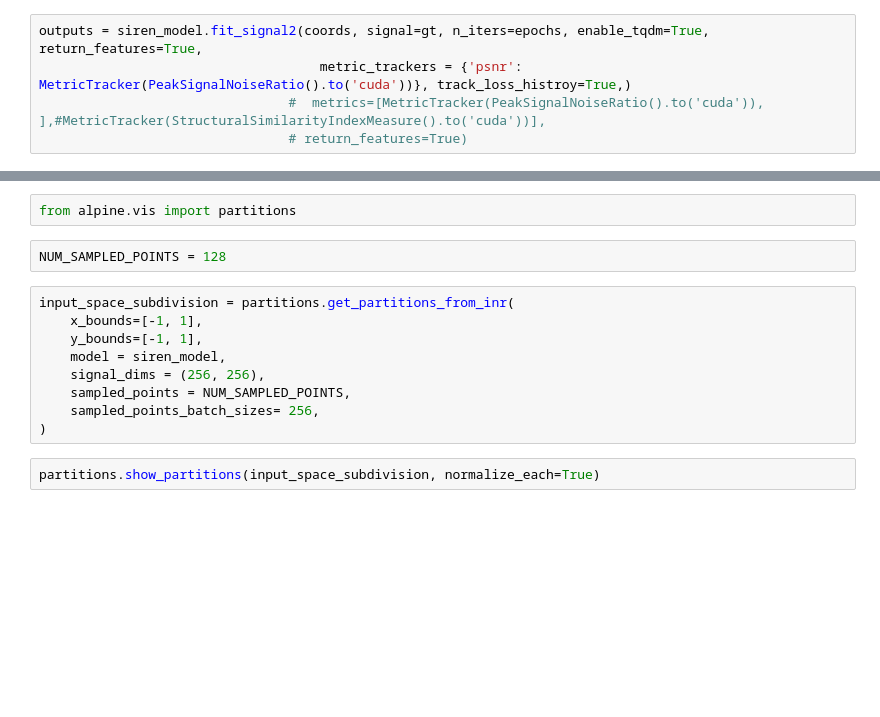
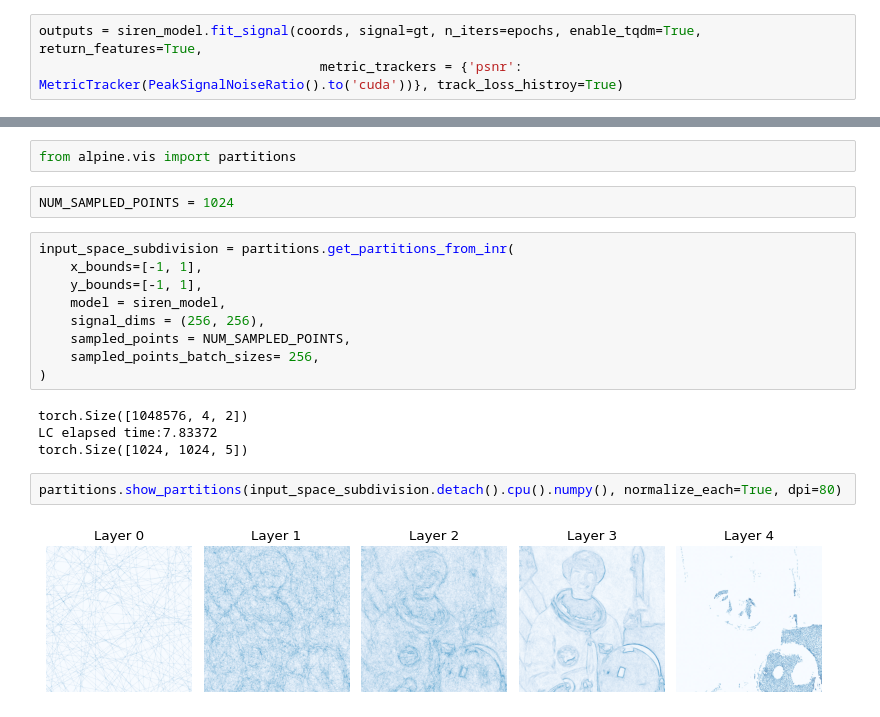
Before and after one commit to kushalvyas/alpine, a Jupyter notebook: examples/siren.ipynb, the cells around one changed output, grey strips where cells are left out. Cells and saved outputs as stored; diff of their text form; blank space fills up the shorter version.

Commit message:
updated code w partitions, metalearners, siren updated example

```diff
--- a/examples/siren.ipynb
+++ b/examples/siren.ipynb
@@ -48,8 +88,6 @@ print(epochs, coords.shape)
 # %%
-outputs = siren_model.fit_signal2(coords, signal=gt, n_iters=epochs, enable_tqdm=True, return_features=True,
-                                    metric_trackers = {'psnr': MetricTracker(PeakSignalNoiseRatio().to('cuda'))}, track_loss_histroy=True,)
-                                #  metrics=[MetricTracker(PeakSignalNoiseRatio().to('cuda')), ],#MetricTracker(StructuralSimilarityIndexMeasure().to('cuda'))],
-                                # return_features=True)
+outputs = siren_model.fit_signal(coords, signal=gt, n_iters=epochs, enable_tqdm=True, return_features=True,
+                                    metric_trackers = {'psnr': MetricTracker(PeakSignalNoiseRatio().to('cuda'))}, track_loss_histroy=True)
 # %%
 output = outputs['output']
 all_metrics = outputs['metrics']
@@ -89,7 +139,7 @@ plt.show()
 # %%
 from alpine.vis import partitions
 # %%
-NUM_SAMPLED_POINTS = 128
+NUM_SAMPLED_POINTS = 1024
 # %%
 input_space_subdivision = partitions.get_partitions_from_inr(
     x_bounds=[-1, 1],
@@ -99,5 +149,11 @@ input_space_subdivision = partitions.get_partitions_from_inr(
     sampled_points = NUM_SAMPLED_POINTS,
     sampled_points_batch_sizes= 256,
 )
+# %% [output]
+torch.Size([1048576, 4, 2])
+LC elapsed time:7.83372
+torch.Size([1024, 1024, 5])
 # %%
-partitions.show_partitions(input_space_subdivision, normalize_each=True)
+partitions.show_partitions(input_space_subdivision.detach().cpu().numpy(), normalize_each=True, dpi=80)
+# %% [output]
+[figure, added]
```
Also changed, not shown: parts of 10 cells of this notebook, 7 other files.
